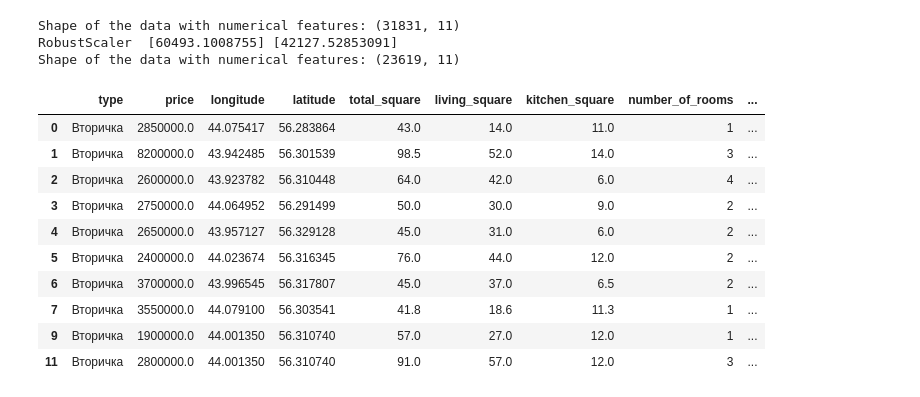
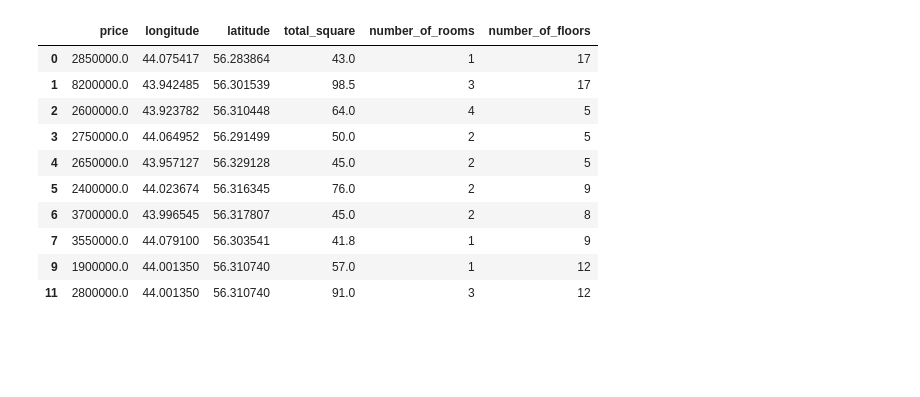
Before and after one commit to SergeyMalashenko/GEO_GID, a Jupyter notebook: checkModel.ipynb, the cells around one changed output. Saved outputs shown, nothing was run; the diff lists cells and outputs as text; code cells hidden in the pictures; blank space fills up the shorter version.

```diff
--- a/checkModel.ipynb
+++ b/checkModel.ipynb
@@ -1,50 +1,41 @@
 # %%
 from __future__ import absolute_import
 from __future__ import division
 from __future__ import print_function
 
 from sklearn.feature_selection import f_classif, f_regression, SelectKBest, chi2
 from sklearn.ensemble          import IsolationForest
 
 from sklearn.model_selection   import train_test_split
 from sklearn.grid_search       import GridSearchCV
 from sklearn.ensemble          import RandomForestRegressor
 from sklearn.metrics           import mean_squared_error, mean_absolute_error, median_absolute_error
 
 import pandas            as pd
 import numpy             as np
 import matplotlib.pyplot as plt
 import _pickle           as cPickle
 
 import itertools
 import argparse
 
 from commonModel import loadData, FLOAT_COLUMNS, INT_COLUMNS, STR_COLUMNS, TARGET_COLUMN
 
-modelFileName = "model.pkl"
 dataFileName  = "input/NizhnyNovgorod.csv"
-
-Model = None
-with open( modelFileName, 'rb') as fid:
-        Model = cPickle.load(fid)
-allDataFrame = loadData( dataFileName, COLUMN_TYPE='ALL' )
-
+allDataFrame = loadData( dataFileName, COLUMN_TYPE='NUMERICAL' )
 allDataFrame.head(10)
 # %% [output]
-Shape of the data with numerical features: (31831, 11)
-RobustScaler  [60493.1008755] [42127.52853091]
-Shape of the data with numerical features: (23619, 11)
-|  | type | price | longitude | latitude | total_square | living_square | kitchen_square | number_of_rooms | ... |
-| 0 | Вторичка | 2850000.0 | 44.075417 | 56.283864 | 43.0 | 14.0 | 11.0 | 1 | ... |
-| 1 | Вторичка | 8200000.0 | 43.942485 | 56.301539 | 98.5 | 52.0 | 14.0 | 3 | ... |
-| 2 | Вторичка | 2600000.0 | 43.923782 | 56.310448 | 64.0 | 42.0 | 6.0 | 4 | ... |
-| 3 | Вторичка | 2750000.0 | 44.064952 | 56.291499 | 50.0 | 30.0 | 9.0 | 2 | ... |
-| 4 | Вторичка | 2650000.0 | 43.957127 | 56.329128 | 45.0 | 31.0 | 6.0 | 2 | ... |
-| 5 | Вторичка | 2400000.0 | 44.023674 | 56.316345 | 76.0 | 44.0 | 12.0 | 2 | ... |
-| 6 | Вторичка | 3700000.0 | 43.996545 | 56.317807 | 45.0 | 37.0 | 6.5 | 2 | ... |
-| 7 | Вторичка | 3550000.0 | 44.079100 | 56.303541 | 41.8 | 18.6 | 11.3 | 1 | ... |
-| 9 | Вторичка | 1900000.0 | 44.001350 | 56.310740 | 57.0 | 27.0 | 12.0 | 1 | ... |
-| 11 | Вторичка | 2800000.0 | 44.001350 | 56.310740 | 91.0 | 57.0 | 12.0 | 3 | ... |
+|  | price | longitude | latitude | total_square | number_of_rooms | number_of_floors |
+| 0 | 2850000.0 | 44.075417 | 56.283864 | 43.0 | 1 | 17 |
+| 1 | 8200000.0 | 43.942485 | 56.301539 | 98.5 | 3 | 17 |
+| 2 | 2600000.0 | 43.923782 | 56.310448 | 64.0 | 4 | 5 |
+| 3 | 2750000.0 | 44.064952 | 56.291499 | 50.0 | 2 | 5 |
+| 4 | 2650000.0 | 43.957127 | 56.329128 | 45.0 | 2 | 5 |
+| 5 | 2400000.0 | 44.023674 | 56.316345 | 76.0 | 2 | 9 |
+| 6 | 3700000.0 | 43.996545 | 56.317807 | 45.0 | 2 | 8 |
+| 7 | 3550000.0 | 44.079100 | 56.303541 | 41.8 | 1 | 9 |
+| 9 | 1900000.0 | 44.001350 | 56.310740 | 57.0 | 1 | 12 |
+| 11 | 2800000.0 | 44.001350 | 56.310740 | 91.0 | 3 | 12 |
 # %%
 allDataFrame.describe()
 # %% [output]
```
Also changed, not shown: parts of 6 cells of this notebook, 6 other files.
